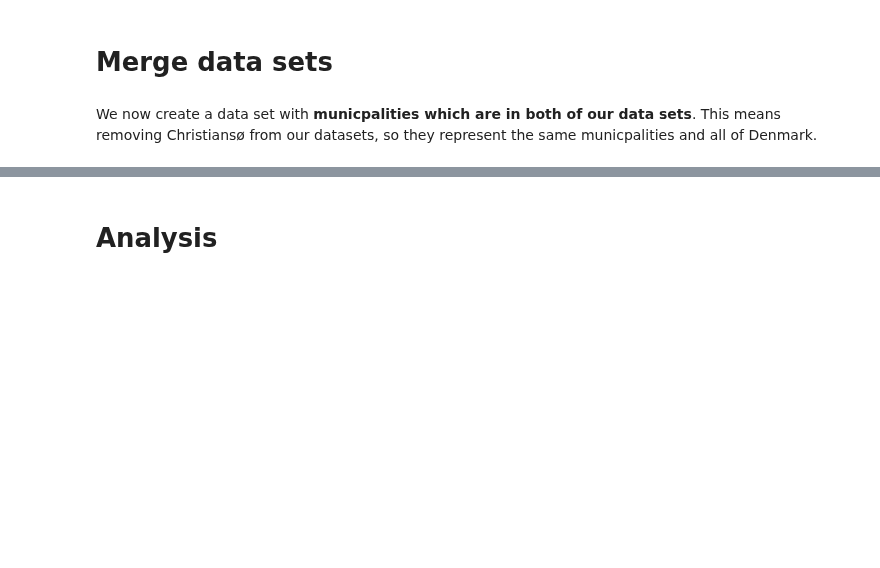
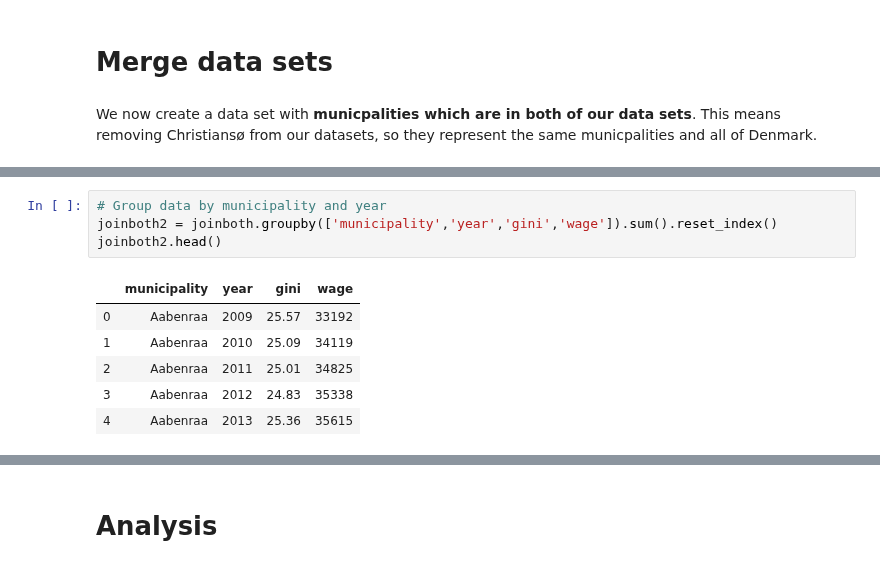
Before and after one commit to NumEconCopenhagen/projects-2020-tobiasharald, a Jupyter notebook: dataproject/dataproject.ipynb, the cells around one changed output, grey strips where cells are left out. Saved outputs shown, nothing was run; the diff lists cells and outputs as text; blank space fills up the shorter version.

```diff
--- a/dataproject/dataproject.ipynb
+++ b/dataproject/dataproject.ipynb
@@ -201,0 +222,11 @@ Number of years          = 10
+# %%
+# Group data by municipality and year
+joinboth2 = joinboth.groupby(['municipality','year','gini','wage']).sum().reset_index()
+joinboth2.head()
+# %% [output]
+|  | municipality | year | gini | wage |
+| 0 | Aabenraa | 2009 | 25.57 | 33192 |
+| 1 | Aabenraa | 2010 | 25.09 | 34119 |
+| 2 | Aabenraa | 2011 | 25.01 | 34825 |
+| 3 | Aabenraa | 2012 | 24.83 | 35338 |
+| 4 | Aabenraa | 2013 | 25.36 | 35615 |
```
Also changed, not shown: parts of 8 cells of this notebook.
